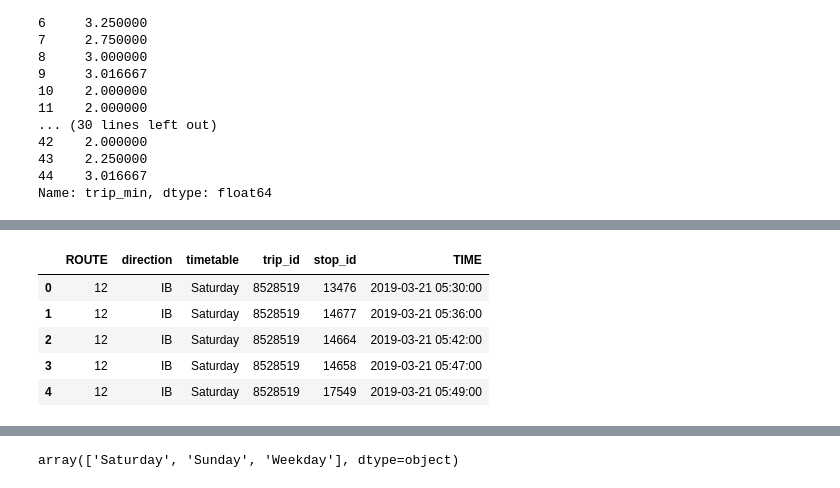
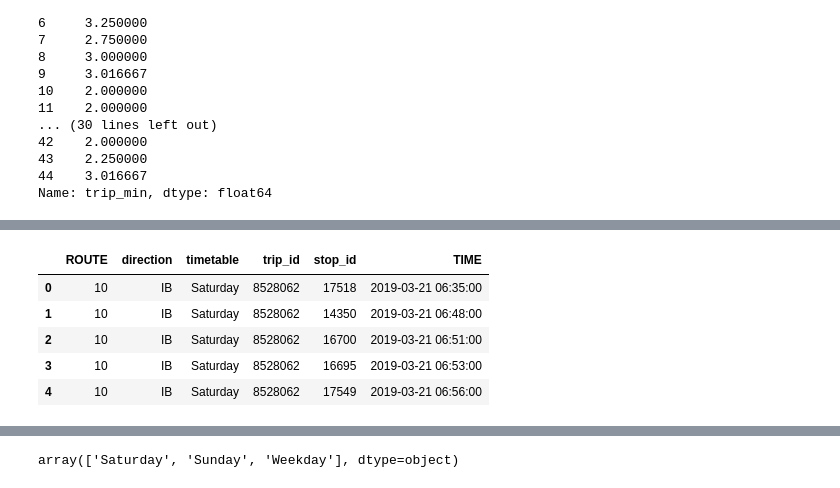
Before and after one commit to trynmaps/metrics-mvp, a Jupyter notebook: models/Untitled.ipynb, the cells around one changed output, grey strips where cells are left out. Cells and saved outputs as stored; diff of their text form; code cells hidden in the pictures.

```diff
--- a/models/Untitled.ipynb
+++ b/models/Untitled.ipynb
@@ -139,0 +142,2 @@ test = pd.read_csv("../data/timetables/route_12_timetables_data.csv")
+# %%
+all_files = []
@@ -140,9 +164,16 @@ test = pd.read_csv("../data/timetables/route_12_timetables_data.csv")
+# %%
+filepaths = [f"..\\data\\timetables\\{filename}" for filename in os.listdir("..\\data\\timetables")]
+# %%
+for fp in filepaths:
+    all_files.append(pd.read_csv(fp))
+# %%
+all_timetables = pd.concat(all_files)
 # %%
-test.head()
+all_timetables.head()
 # %% [output]
 |  | ROUTE | direction | timetable | trip_id | stop_id | TIME |
-| 0 | 12 | IB | Saturday | 8528519 | 13476 | 2019-03-21 05:30:00 |
-| 1 | 12 | IB | Saturday | 8528519 | 14677 | 2019-03-21 05:36:00 |
-| 2 | 12 | IB | Saturday | 8528519 | 14664 | 2019-03-21 05:42:00 |
-| 3 | 12 | IB | Saturday | 8528519 | 14658 | 2019-03-21 05:47:00 |
-| 4 | 12 | IB | Saturday | 8528519 | 17549 | 2019-03-21 05:49:00 |
+| 0 | 10 | IB | Saturday | 8528062 | 17518 | 2019-03-21 06:35:00 |
+| 1 | 10 | IB | Saturday | 8528062 | 14350 | 2019-03-21 06:48:00 |
+| 2 | 10 | IB | Saturday | 8528062 | 16700 | 2019-03-21 06:51:00 |
+| 3 | 10 | IB | Saturday | 8528062 | 16695 | 2019-03-21 06:53:00 |
+| 4 | 10 | IB | Saturday | 8528062 | 17549 | 2019-03-21 06:56:00 |
```
Also changed, not shown: parts of 13 cells of this notebook, 8 other files.
